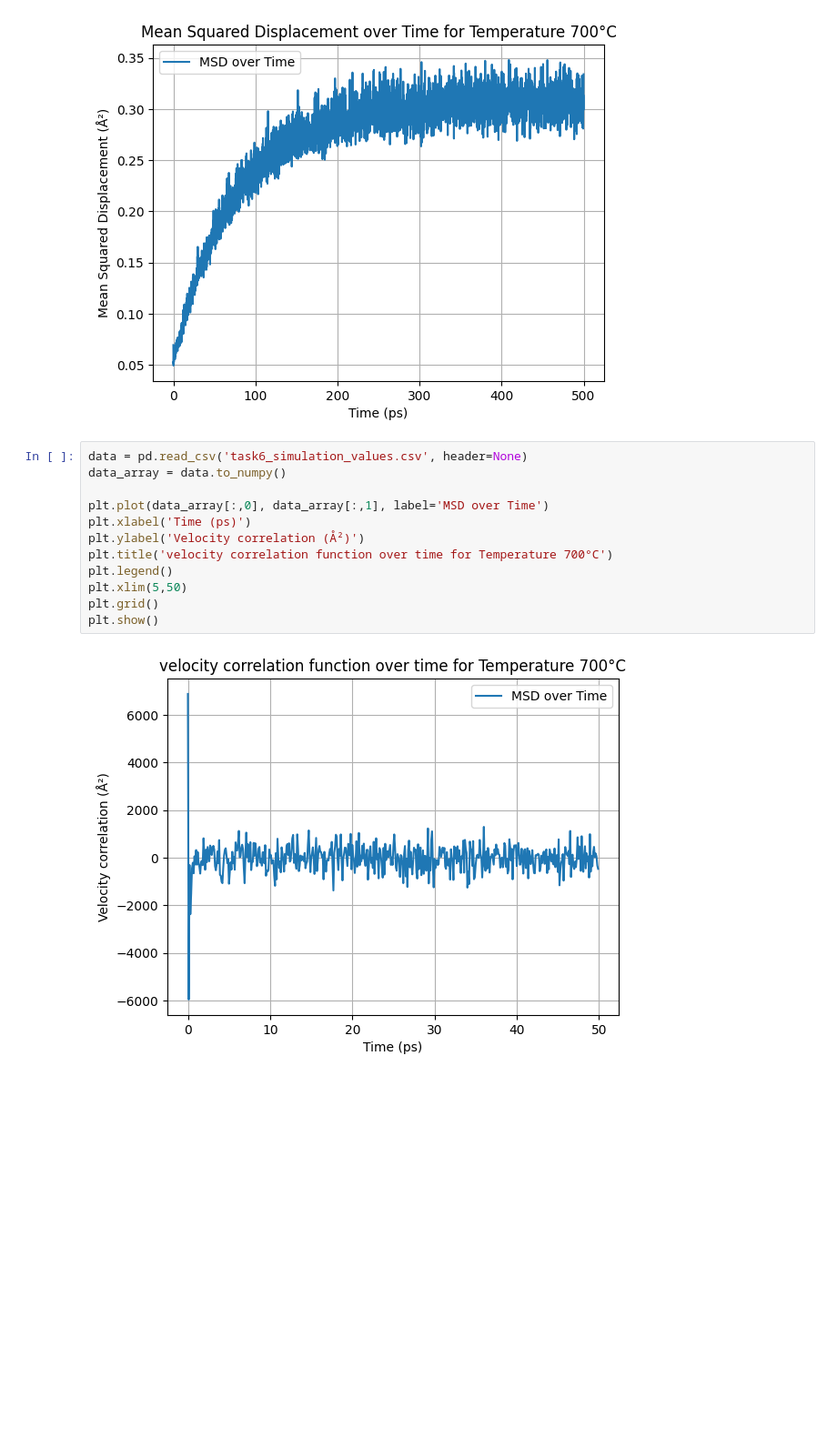
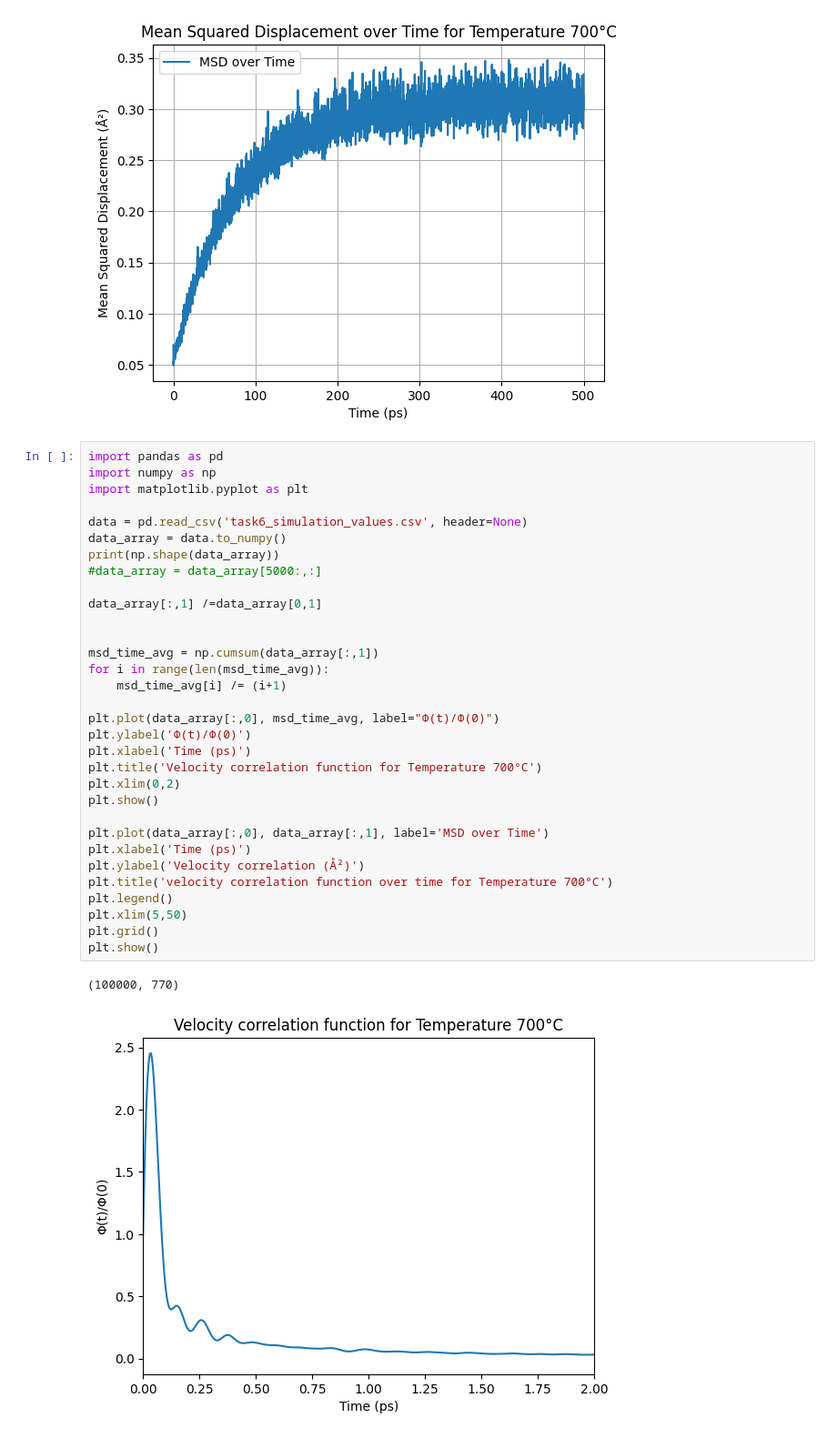
Before and after one commit to RichardBlucher/fka122-Exercises, a Jupyter notebook: fka122-Exercises1/Home-assignment/H1/visual.ipynb, the cells around one changed output. Shown at 91% size. Drawn from its saved outputs; the diff is of its cells as text; blank space fills up the shorter version.

```diff
--- a/fka122-Exercises1/Home-assignment/H1/visual.ipynb
+++ b/fka122-Exercises1/Home-assignment/H1/visual.ipynb
@@ -294,16 +293,37 @@ plt.show()
 # %% [output]
 [figure]
 # %%
+import pandas as pd
+import numpy as np
+import matplotlib.pyplot as plt
+
 data = pd.read_csv('task6_simulation_values.csv', header=None)
 data_array = data.to_numpy()
+print(np.shape(data_array))
+#data_array = data_array[5000:,:]
+
+data_array[:,1] /=data_array[0,1]
+
+
+msd_time_avg = np.cumsum(data_array[:,1])
+for i in range(len(msd_time_avg)):
+    msd_time_avg[i] /= (i+1)
+
+plt.plot(data_array[:,0], msd_time_avg, label="Φ(t)/Φ(0)")
+plt.ylabel('Φ(t)/Φ(0)')
+plt.xlabel('Time (ps)')
+plt.title('Velocity correlation function for Temperature 700°C')
+plt.xlim(0,2)
+plt.show()
 
 plt.plot(data_array[:,0], data_array[:,1], label='MSD over Time')
 plt.xlabel('Time (ps)')
 plt.ylabel('Velocity correlation (Å²)')
 plt.title('velocity correlation function over time for Temperature 700°C')
 plt.legend()
 plt.xlim(5,50)
 plt.grid()
 plt.show()
 # %% [output]
+(100000, 770)
-[figure, old version]
+[figure, new version]
```
Also changed, not shown: parts of 10 cells of this notebook, 17 other files.
